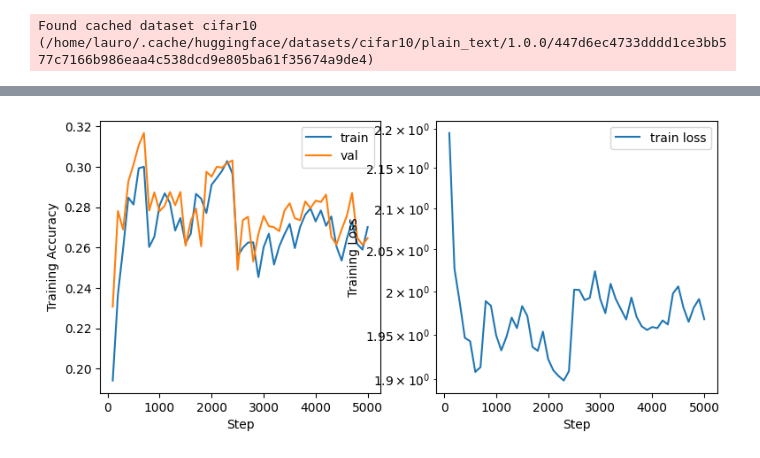
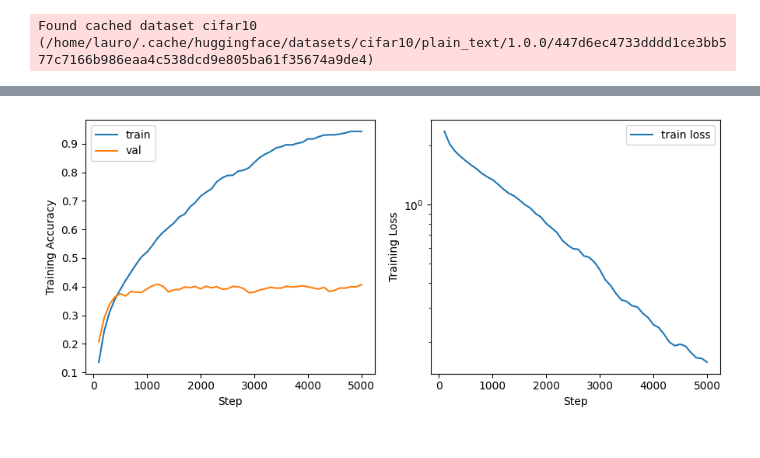
Before and after one commit to Emilija2000/model-zoo-jax, a Jupyter notebook: notebooks/transformer.ipynb, the cells around one changed output, grey strips where cells are left out. Cells and saved outputs as stored; diff of their text form; code cells hidden in the pictures.

```diff
--- a/notebooks/transformer.ipynb
+++ b/notebooks/transformer.ipynb
@@ -61,9 +57,9 @@ def load_cifar10():
     train_data, train_labels = dataset['train']["img"], dataset['train']["label"]
     test_data, test_labels = dataset['test']["img"], dataset['test']["label"]
 
-    # Reshape images to vectors
-    train_data = train_data.reshape(-1, 32 * 32 * 3)
-    test_data = test_data.reshape(-1, 32 * 32 * 3)
+#    # Reshape images to vectors
+#    train_data = train_data.reshape(-1, 32 * 32 * 3)
+#    test_data = test_data.reshape(-1, 32 * 32 * 3)
 
     # One-hot encode labels
     train_labels = jnp.eye(10)[dataset['train']['label']]
@@ -71,6 +67,9 @@ def load_cifar10():
 
     return (train_data, train_labels), (test_data, test_labels)
 
-(train_data, train_labels), (test_data, test_labels) = load_cifar10()
+train, test = load_cifar10()
 # %% [output]
 Found cached dataset cifar10 (/home/lauro/.cache/huggingface/datasets/cifar10/plain_text/1.0.0/447d6ec4733dddd1ce3bb577c7166b986eaa4c538dcd9e805ba61f35674a9de4)
+# %%
+(train_data, train_labels), (test_data, test_labels) = train, test
+print(np.mean(train_data), np.std(train_data))
@@ -77,2 +110,3 @@ Found cached dataset cifar10 (/home/lauro/.cache/huggingface/datasets/cifar10/pl
 # %%
 train_data, test_data = vmap(normalize)(train_data), vmap(normalize)(test_data)
+train_data, test_data = vmap(utils.get_image_patches)(train_data), vmap(utils.get_image_patches)(test_data)
@@ -83,13 +117,10 @@ train_data.shape, train_labels.shape, test_data.shape, test_labels.shape
 # %%
+SEQ_LEN = 9
 BATCH_SIZE = 500
-SEQ_LEN = 16
-CHUNK_SIZE = train_data.shape[-1] // SEQ_LEN
 
 
-# Chunk and batch data
-train_data = train_data.reshape(-1, BATCH_SIZE, SEQ_LEN, CHUNK_SIZE)
+train_data, test_data = train_data.reshape(-1, BATCH_SIZE, SEQ_LEN, 10*10*3), test_data.reshape(-1, SEQ_LEN, 10*10*3)
 train_labels = train_labels.reshape(-1, BATCH_SIZE, 10)
-test_data = test_data.reshape(-1, SEQ_LEN, CHUNK_SIZE)
 test_labels = test_labels.reshape(-1, 10)
 # %%
 # Optimizer and update function
@@ -168,23 +215,24 @@ Final test accuracy: 0.26459998
 # %%
 # Plot
 fig, axs = plt.subplots(1, 2, figsize=(9, 4))
 
 # acc
 ax = axs[0]
 ax.plot(info["step"], info["train_acc"], label="train")
 ax.plot(info["step"], info["val_acc"], label="val")
 ax.set_ylabel("Training Accuracy")
 ax.set_xlabel("Step")
 ax.legend()
 
 # loss
 ax = axs[1]
 ax.plot(info["step"], info["loss"], label="train loss")
 ax.set_ylabel("Training Loss")
 ax.set_xlabel("Step")
 ax.set_yscale("log")
 ax.legend()
 
+fig.tight_layout()
 plt.show()
 # %% [output]
-[figure, old version]
+[figure, new version]
```
Also changed, not shown: parts of 10 cells of this notebook, 3 other files.
